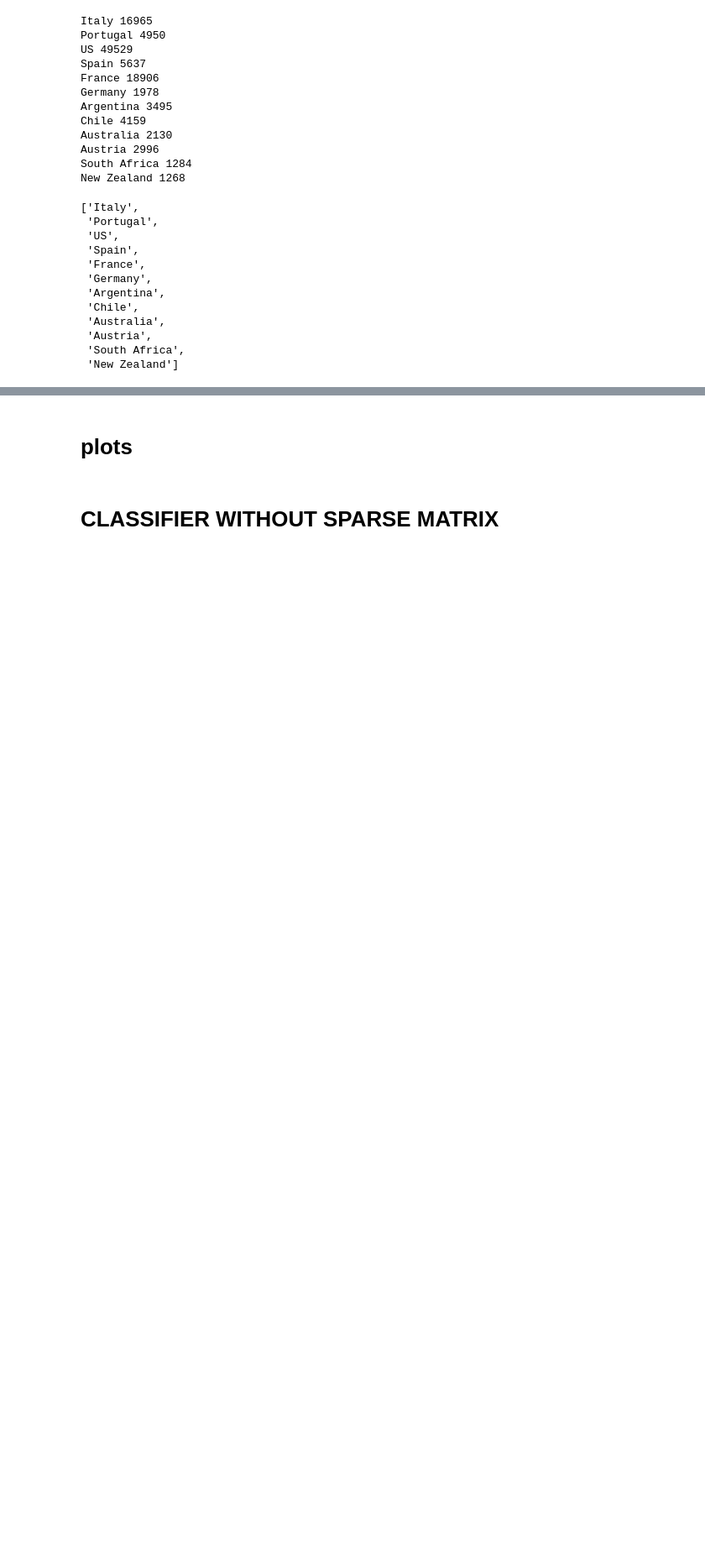
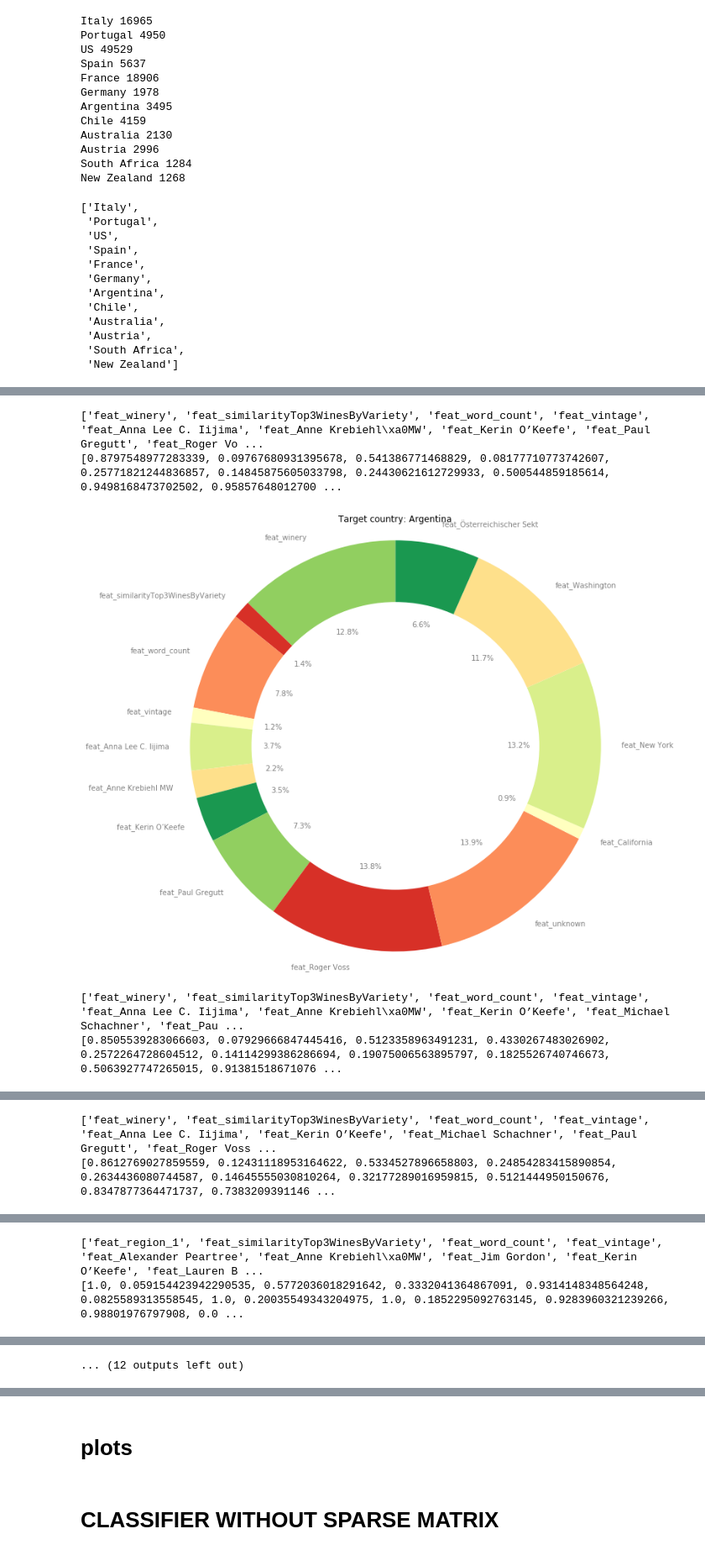
Before and after one commit to Gneur11/bdaFinalMIo, a Jupyter notebook: ClassifierAnalysis.ipynb, the cells around one changed output, grey strips where cells are left out. Shown at 84% size. Drawn from its saved outputs; the diff is of its cells as text; code cells hidden in the pictures; blank space fills up the shorter version.

```diff
--- a/ClassifierAnalysis.ipynb
+++ b/ClassifierAnalysis.ipynb
@@ -512,0 +585,15 @@ plt.show()
+# %%
+#take mean of all the features used in the computations of decision tree to see the by country and understand which factors play into a country
+
+features = []
+for col in df.columns:
+    if col.startswith("feat"):
+        features.append(col)
+print(features)
+
+t1 = pd.DataFrame()
+t = result.groupby("ObjectiveCountry")
+for col in features:
+    t1[col] = t[col].mean()
+t1.reset_index(inplace=True)
+t1
@@ -512,0 +616,50 @@ plt.show()
+# %%
+from sklearn import preprocessing
+
+t2 = t1.drop(["ObjectiveCountry"],axis=1)
+x = t2.values #returns a numpy array
+min_max_scaler = preprocessing.MinMaxScaler()
+x_scaled = min_max_scaler.fit_transform(x)
+t3 = pd.DataFrame(x_scaled,columns=t2.columns)
+
+
+
+import matplotlib.pyplot as plt
+
+for idx,row in t3.iterrows():
+    toPlot = []
+    values = []
+    for col in t3.columns:
+        if row[col] != 0 and col != "ObjectiveCountry" and col != "feat_price":    #ignore price
+            toPlot.append(col)
+            values.append(row[col])
+    print(toPlot)
+    print(values)
+
+    fig, ax = plt.subplots(figsize = (9, 9))
+    # create data
+    names= toPlot
+    size= values
+    colors =['#91cf60','#d73027','#fc8d59','#ffffbf','#d9ef8b','#fee08b','#1a9850']
+
+    # Create a circle for the center of the plot
+    my_circle=plt.Circle((0,0), 0.70, fc='white')
+    plt.title("Target country: "+ t1.iloc[idx]["ObjectiveCountry"])
+    patches, texts, autotexts = ax.pie(size, labels=names, autopct='%1.1f%%', startangle=90,colors=colors)
+    for text in texts:
+        text.set_color('grey')
+    for autotext in autotexts:
+        autotext.set_color('grey')
+
+    ax.axis('equal')
+
+    plt.tight_layout()
+    p=plt.gcf()
+    p.gca().add_artist(my_circle)
+    plt.show()
+# %% [output]
+['feat_winery', 'feat_similarityTop3WinesByVariety', 'feat_word_count', 'feat_vintage', 'feat_Anna Lee C. Iijima', 'feat_Anne Krebiehl\xa0MW', 'feat_Kerin O’Keefe', 'feat_Paul Gregutt', 'feat_Roger Vo ...
+[0.8797548977283339, 0.09767680931395678, 0.541386771468829, 0.08177710773742607, 0.25771821244836857, 0.14845875605033798, 0.24430621612729933, 0.500544859185614, 0.9498168473702502, 0.95857648012700 ...
+[figure, added]
+['feat_winery', 'feat_similarityTop3WinesByVariety', 'feat_word_count', 'feat_vintage', 'feat_Anna Lee C. Iijima', 'feat_Anne Krebiehl\xa0MW', 'feat_Kerin O’Keefe', 'feat_Michael Schachner', 'feat_Pau ...
+[0.8505539283066603, 0.07929666847445416, 0.5123358963491231, 0.4330267483026902, 0.2572264728604512, 0.14114299386286694, 0.19075006563895797, 0.1825526740746673, 0.5063927747265015, 0.91381518671076 ...
@@ -512,0 +667,2 @@ plt.show()
+['feat_winery', 'feat_similarityTop3WinesByVariety', 'feat_word_count', 'feat_vintage', 'feat_Anna Lee C. Iijima', 'feat_Kerin O’Keefe', 'feat_Michael Schachner', 'feat_Paul Gregutt', 'feat_Roger Voss ...
+[0.8612769027859559, 0.12431118953164622, 0.5334527896658803, 0.24854283415890854, 0.2634436080744587, 0.14645555030810264, 0.32177289016959815, 0.5121444950150676, 0.8347877364471737, 0.7383209391146 ...
@@ -512,0 +670,2 @@ plt.show()
+['feat_region_1', 'feat_similarityTop3WinesByVariety', 'feat_word_count', 'feat_vintage', 'feat_Alexander Peartree', 'feat_Anne Krebiehl\xa0MW', 'feat_Jim Gordon', 'feat_Kerin O’Keefe', 'feat_Lauren B ...
+[1.0, 0.059154423942290535, 0.5772036018291642, 0.3332041364867091, 0.9314148348564248, 0.0825589313558545, 1.0, 0.20035549343204975, 1.0, 0.1852295092763145, 0.9283960321239266, 0.98801976797908, 0.0 ...
@@ -512,0 +679 @@ plt.show()
+... (12 outputs left out)
```
Also changed, not shown: parts of 16 cells of this notebook.
